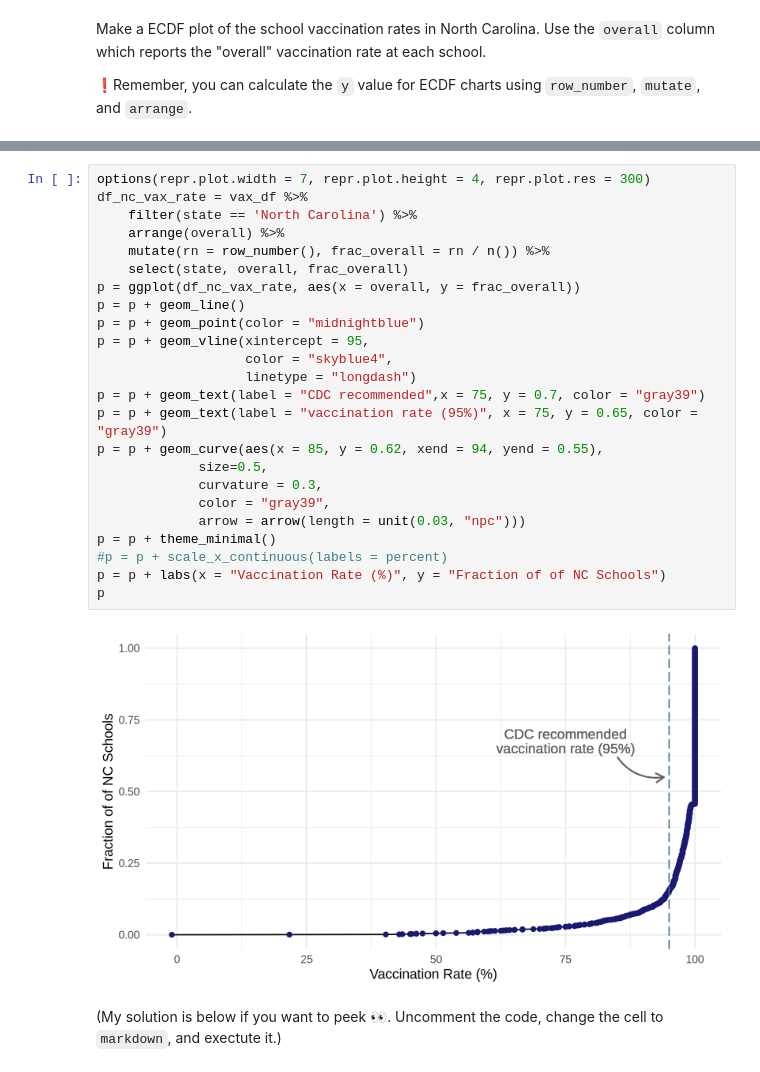
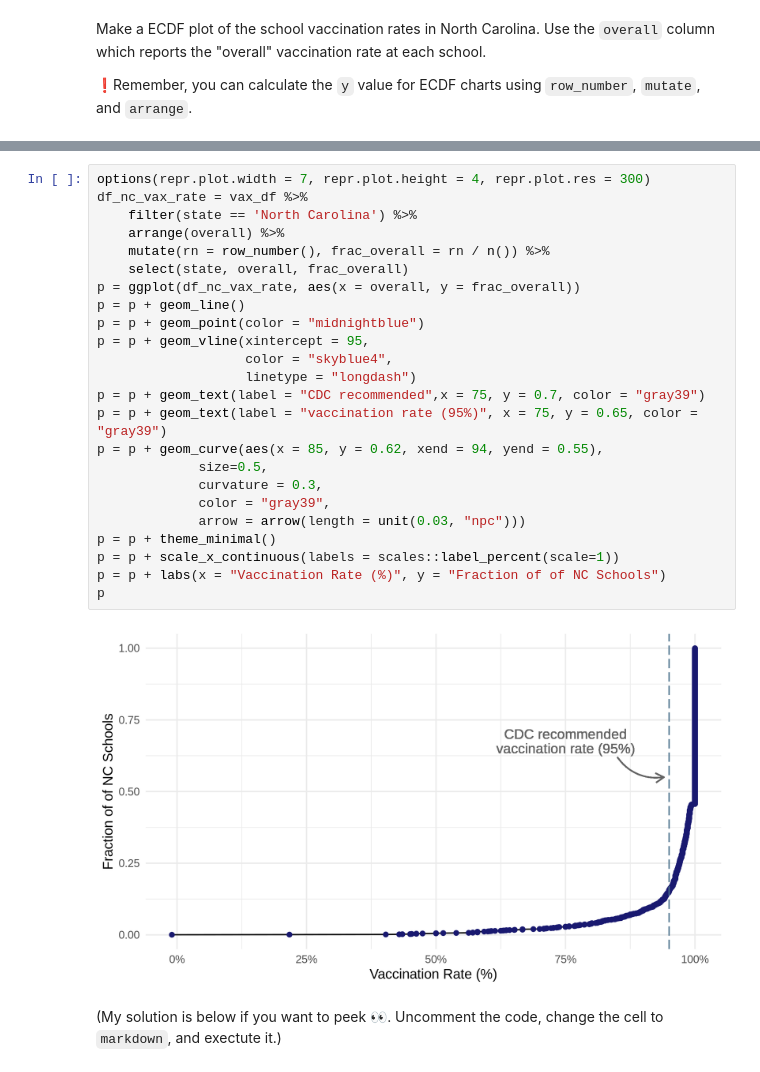
Before and after one commit to jenewong/BIOS512, a Jupyter notebook: Assignments/03_BIOS512_assignment.ipynb, the cells around one changed output, grey strips where cells are left out. Drawn from its saved outputs; the diff is of its cells as text.

```diff
--- a/Assignments/03_BIOS512_assignment.ipynb
+++ b/Assignments/03_BIOS512_assignment.ipynb
@@ -92,29 +104,29 @@ library('ggrepel')
 # %%
 options(repr.plot.width = 7, repr.plot.height = 4, repr.plot.res = 300)
 df_nc_vax_rate = vax_df %>%
     filter(state == 'North Carolina') %>%
     arrange(overall) %>%
     mutate(rn = row_number(), frac_overall = rn / n()) %>%
     select(state, overall, frac_overall)
 p = ggplot(df_nc_vax_rate, aes(x = overall, y = frac_overall))
 p = p + geom_line()
 p = p + geom_point(color = "midnightblue")
 p = p + geom_vline(xintercept = 95,
                    color = "skyblue4",
                    linetype = "longdash")
 p = p + geom_text(label = "CDC recommended",x = 75, y = 0.7, color = "gray39")
 p = p + geom_text(label = "vaccination rate (95%)", x = 75, y = 0.65, color = "gray39")
 p = p + geom_curve(aes(x = 85, y = 0.62, xend = 94, yend = 0.55),
              size=0.5,
              curvature = 0.3,
              color = "gray39",
              arrow = arrow(length = unit(0.03, "npc")))
 p = p + theme_minimal()
-#p = p + scale_x_continuous(labels = percent)
+p = p + scale_x_continuous(labels = scales::label_percent(scale=1))
 p = p + labs(x = "Vaccination Rate (%)", y = "Fraction of of NC Schools")
 p
 # %% [output]
-[figure, old version]
+[figure, new version]
 # %% [markdown]
 (My solution is below if you want to peek 👀. Uncomment the code, change the cell to `markdown`, and exectute it.)
 # %% [markdown]
```
Also changed, not shown: parts of 1 cell of this notebook.
